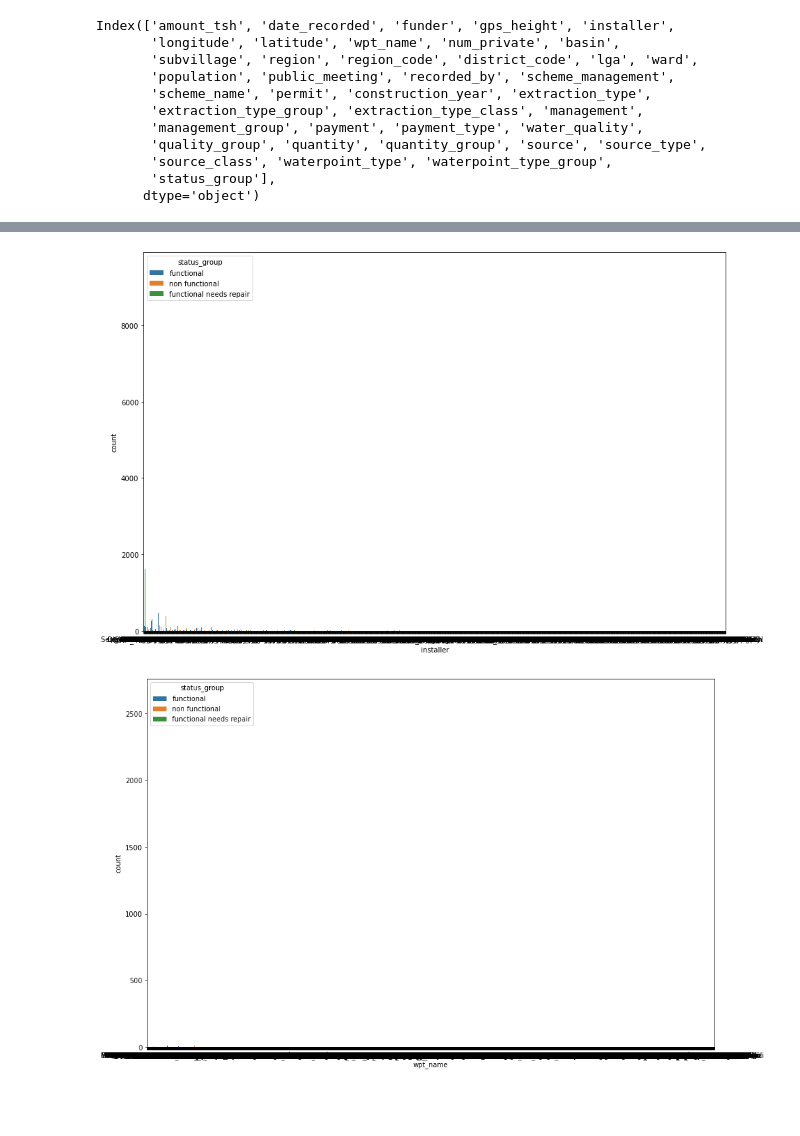
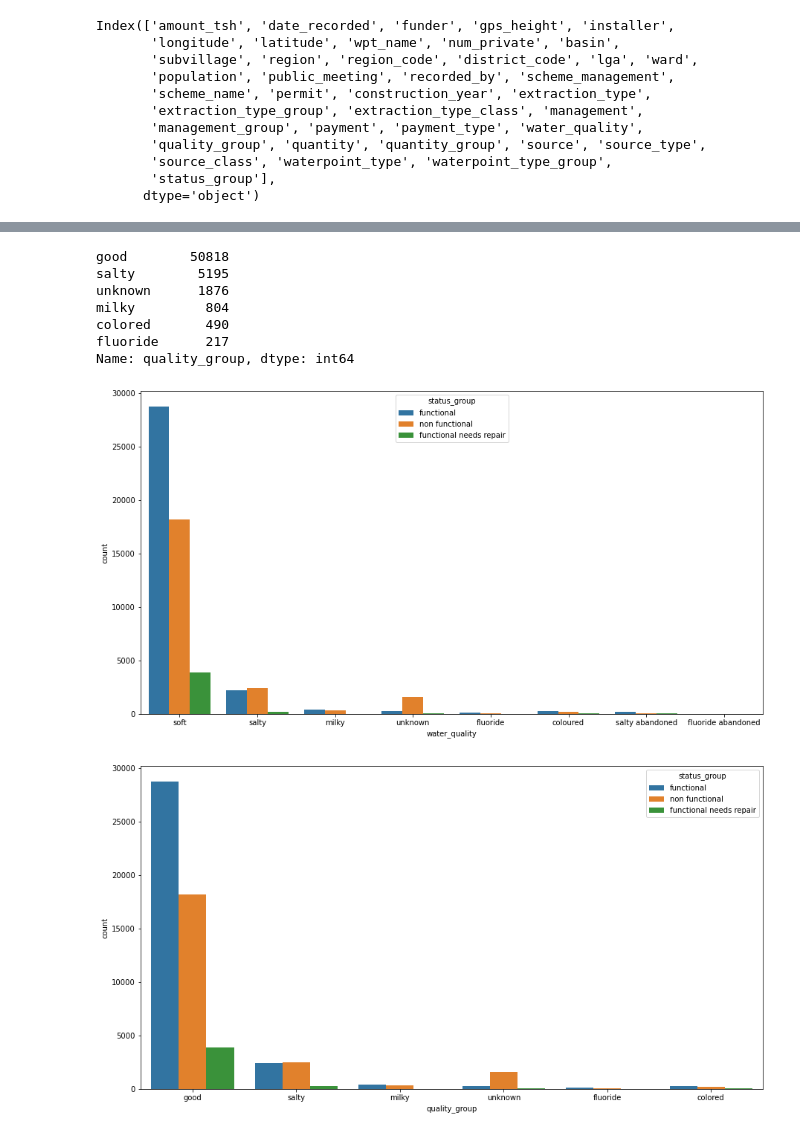
Before and after one commit to OlgertHasko/Tanzanian-Water-Wells, a Jupyter notebook: EDA.ipynb, the cells around one changed output, grey strips where cells are left out. Saved outputs shown, nothing was run; the diff lists cells and outputs as text; code cells hidden in the pictures; blank space fills up the shorter version.

```diff
--- a/EDA.ipynb
+++ b/EDA.ipynb
@@ -107,5 +107,5 @@ import matplotlib.pyplot as plt
 # %%
 #Creating function to plot basic countplot for each column
 def count_plot(col):
-    plt.figure(figsize=(15,10))
+    plt.figure(figsize=(15,8))
     ax= sns.countplot(x=col, hue="status_group", data=df)
@@ -122,8 +158,18 @@ count_plot("funder")
+# %%
+df["quality_group"].value_counts()
+# %% [output]
+good        50818
+salty        5195
+unknown      1876
+milky         804
+colored       490
+fluoride      217
+Name: quality_group, dtype: int64
 # %%
-count_plot('installer')
+count_plot("water_quality")
 # %% [output]
-[figure, old version]
+[figure, new version]
 # %%
-count_plot('wpt_name')
+count_plot("quality_group")
 # %% [output]
-[figure, old version]
+[figure, new version]
```
Also changed, not shown: parts of 26 cells of this notebook, 2 other files.
